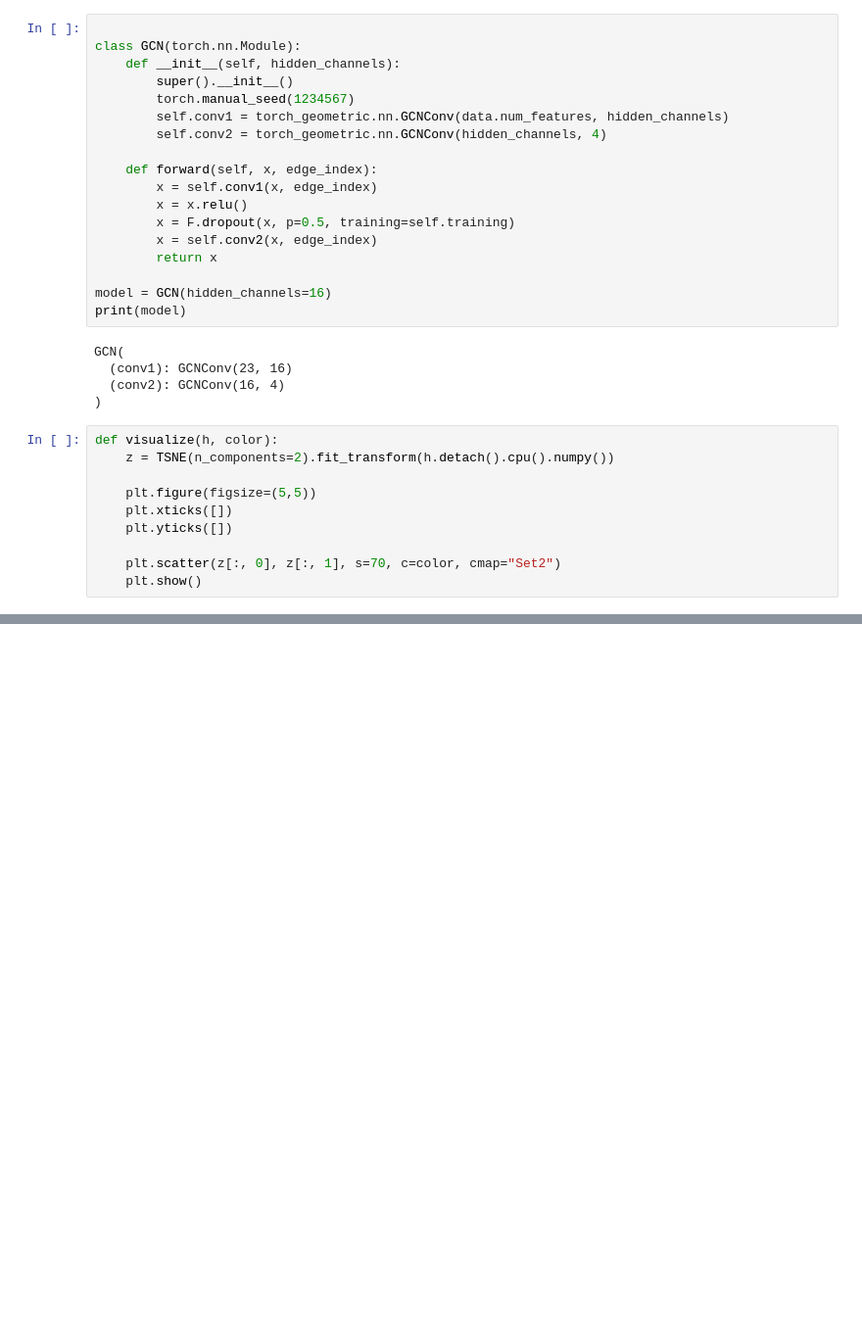
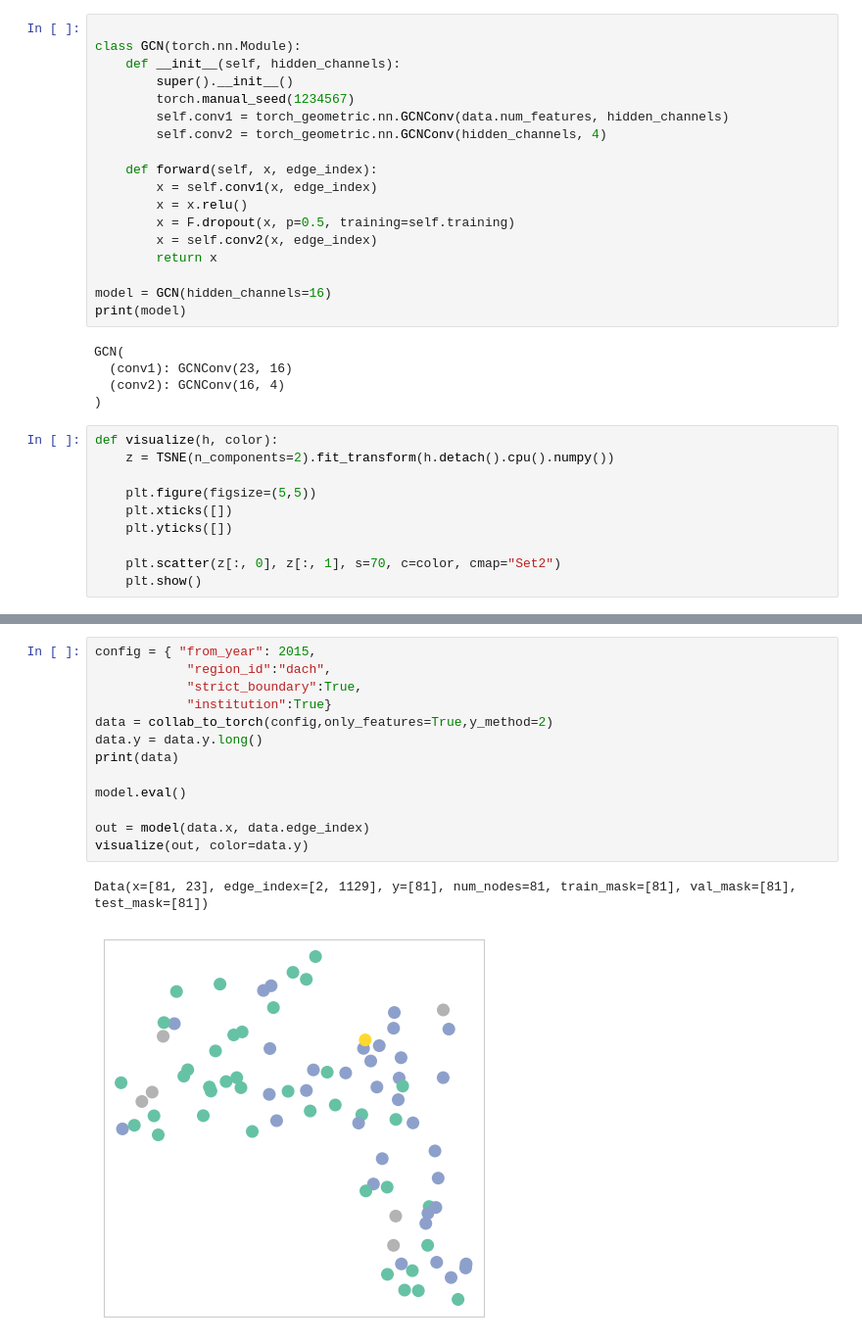
Before and after one commit to JoelLeupp/cscollab, a Jupyter notebook: backend/GNN/node_classification.ipynb, the cells around one changed output, grey strips where cells are left out. Shown at 98% size. Saved outputs shown, nothing was run; the diff lists cells and outputs as text; blank space fills up the shorter version.

```diff
--- a/backend/GNN/node_classification.ipynb
+++ b/backend/GNN/node_classification.ipynb
@@ -542,0 +551,16 @@ visualize(out, color=data.y)
+# %%
+config = { "from_year": 2015,
+            "region_id":"dach",
+            "strict_boundary":True,
+            "institution":True}
+data = collab_to_torch(config,only_features=True,y_method=2)
+data.y = data.y.long()
+print(data)
+
+model.eval()
+
+out = model(data.x, data.edge_index)
+visualize(out, color=data.y)
+# %% [output]
+Data(x=[81, 23], edge_index=[2, 1129], y=[81], num_nodes=81, train_mask=[81], val_mask=[81], test_mask=[81])
+[figure, added]
```
Also changed, not shown: parts of 13 cells of this notebook.
